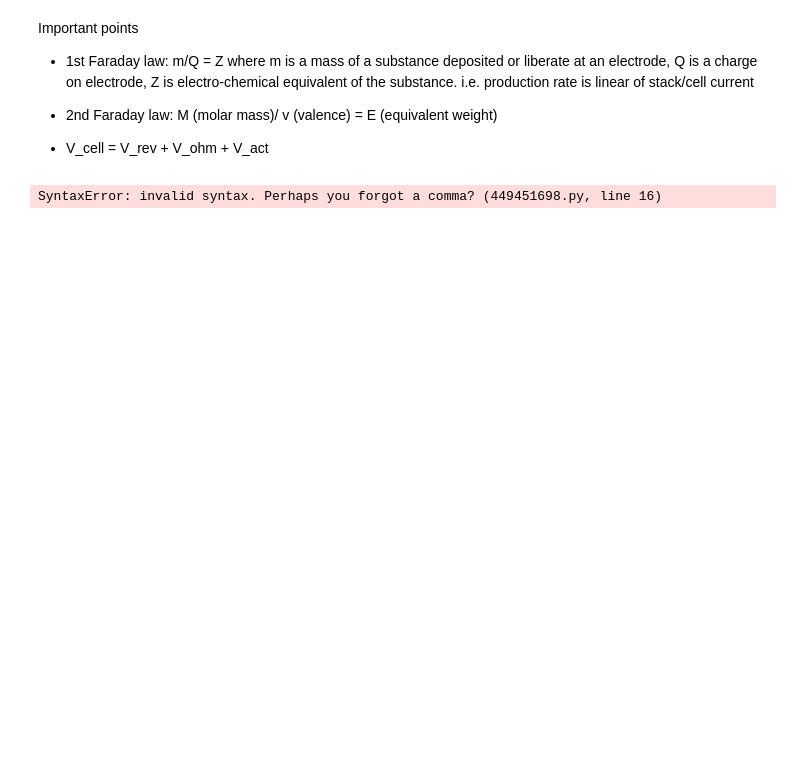
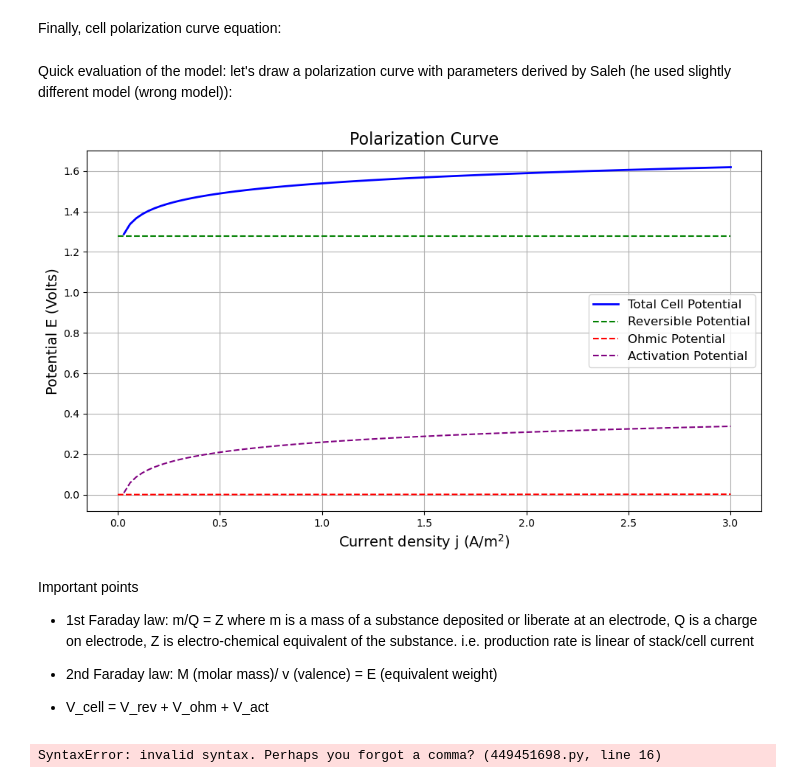
Before and after one commit to ro-kirchev/electrolyzer-system-identification, a Jupyter notebook: electrolyzer-system-identification.ipynb, the cells around one changed output. Drawn from its saved outputs; the diff is of its cells as text; code cells hidden in the pictures; blank space fills up the shorter version.

```diff
--- a/electrolyzer-system-identification.ipynb
+++ b/electrolyzer-system-identification.ipynb
@@ -24,0 +99,3 @@ $$
+# %%
+def E_ohmic(j, r):
+    return j*r
@@ -25,3 +133,49 @@ $$
+# %% [markdown]
+Finally, cell polarization curve equation:
+# %%
+def E_cell(j, T, j_0, alpha, r):
+    return E_rev(T) + E_ohmic(j, r) + E_activation(T, j, alpha, j_0)
+
+
+def draw_polarization_curves(j_values, T, j_0, alpha, r):
+    E_rev_values = np.full_like(j_values, E_rev(T))  # E_rev is constant
+    E_ohmic_values = E_ohmic(j_values, r)
+    E_activation_values = E_activation(T, j_values, alpha, j_0)
+    E_values = E_cell(j_values, T, j_0, alpha, r)
+
+    # Plot the polarization curve
+    plt.figure(figsize=(10, 6))
+    plt.plot(j_values, E_values, label='Total Cell Potential', color='blue', linewidth=2)
+    plt.plot(j_values, E_rev_values, '--', label='Reversible Potential', color='green', linewidth=1.5)
+    plt.plot(j_values, E_ohmic_values, '--', label='Ohmic Potential', color='red', linewidth=1.5)
+    plt.plot(j_values, E_activation_values, '--', label='Activation Potential', color='purple', linewidth=1.5)
+
+    # Make the plot pretty
+    plt.title('Polarization Curve', fontsize=16)
+    plt.xlabel('Current density j (A/m$^2$)', fontsize=14)
+    plt.ylabel('Potential E (Volts)', fontsize=14)
+    plt.grid(True)
+    plt.legend(fontsize=12)
+    plt.tight_layout()
+
+    # Show the plot
+    plt.show()
+# %% [markdown]
+Quick evaluation of the model: let's draw a polarization curve with parameters derived by Saleh (he used slightly different model (wrong model)):
+# %%
+# According to Saleh's calculations:
+j_0 = 0.027
+alpha = 0.27
+r = 5.76e-4
+
+# Assumption:
+T = 328 # 55C, standart operation temperature for the Enapter electrolyzer
+
+j_values = np.linspace(0, 3, 100)
+
+draw_polarization_curves(j_values, T, j_0, alpha, r)
+# %% [output]
+[figure, added]
 # %% [markdown]
 Important points
 
```
Also changed, not shown: parts of 10 cells of this notebook.
